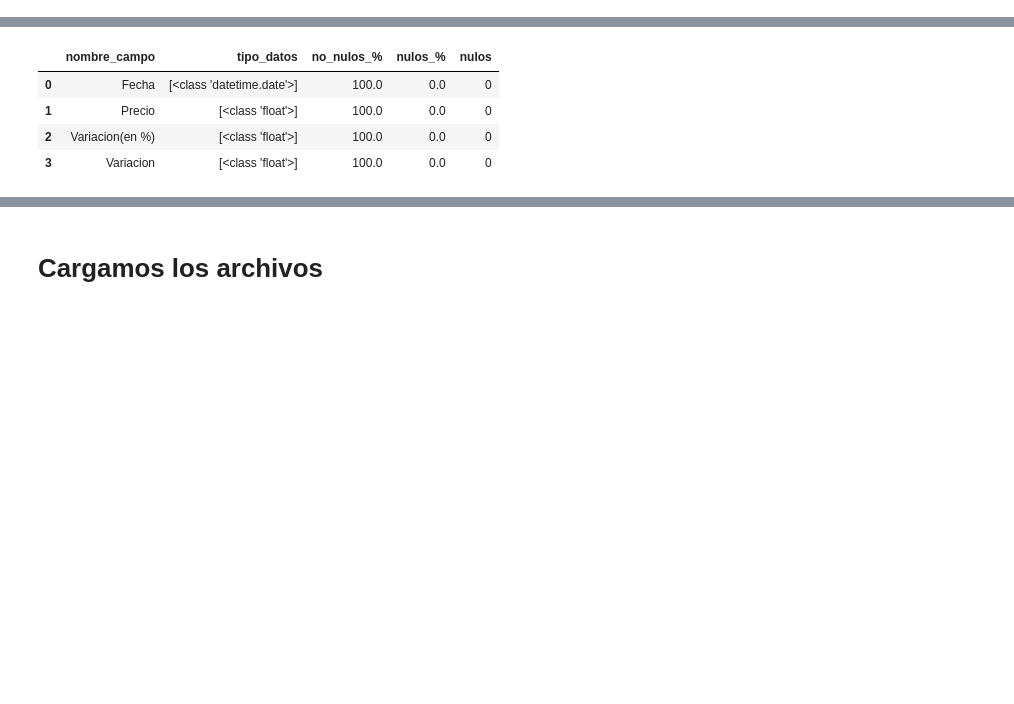
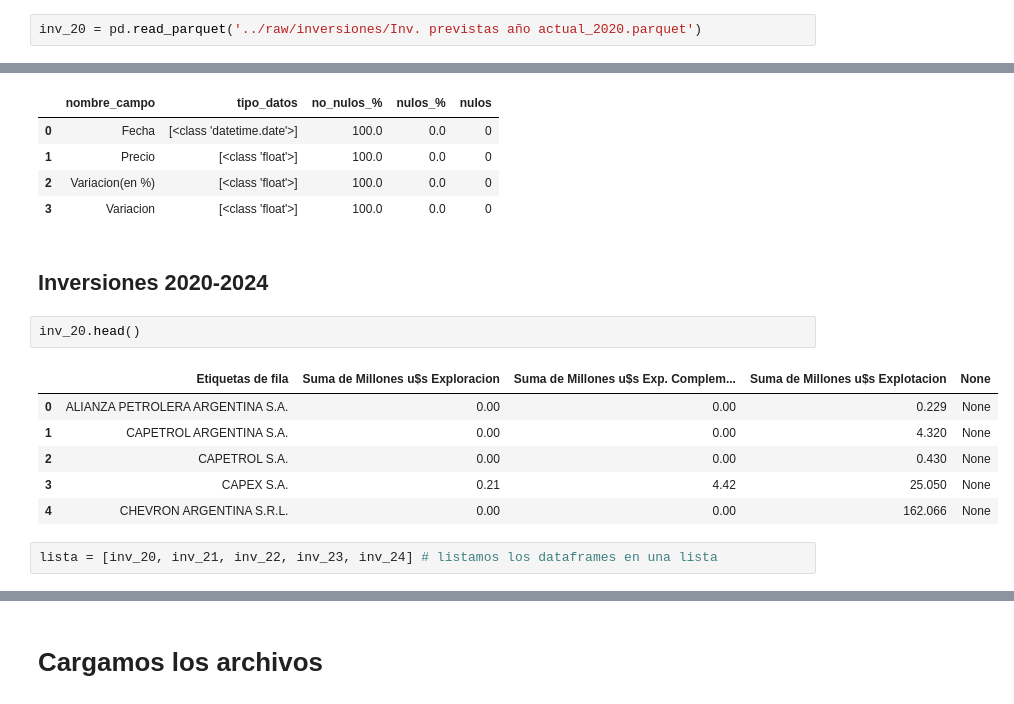
Before and after one commit to No-Country-simulation/c19-108-m-data-bi, a Jupyter notebook: notebooks/ETL.ipynb, the cells around one changed output, grey strips where cells are left out. Drawn from its saved outputs; the diff is of its cells as text; blank space fills up the shorter version.

```diff
--- a/notebooks/ETL.ipynb
+++ b/notebooks/ETL.ipynb
@@ -70,3 +70,5 @@ PBR = pd.read_csv('../raw/PBRm Historical Data (1).csv')
 CVXm = pd.read_csv('../raw/CVXm Historical Data.csv')
 # %%
 price_oil = pd.read_csv('../raw/crude-oil-price.csv')
+# %%
+inv_20 = pd.read_parquet('../raw/inversiones/Inv. previstas año actual_2020.parquet')
@@ -803,3 +813,16 @@ r.verificar_tipo_datos(price_oil)
 | 1 | Precio | [<class 'float'>] | 100.0 | 0.0 | 0 |
 | 2 | Variacion(en %) | [<class 'float'>] | 100.0 | 0.0 | 0 |
 | 3 | Variacion | [<class 'float'>] | 100.0 | 0.0 | 0 |
+# %% [markdown]
+## Inversiones 2020-2024
+# %%
+inv_20.head()
+# %% [output]
+|  | Etiquetas de fila | Suma de Millones u$s Exploracion | Suma de Millones u$s Exp. Complem... | Suma de Millones u$s Explotacion | None |
+| 0 | ALIANZA PETROLERA ARGENTINA S.A. | 0.00 | 0.00 | 0.229 | None |
+| 1 | CAPETROL ARGENTINA S.A. | 0.00 | 0.00 | 4.320 | None |
+| 2 | CAPETROL S.A. | 0.00 | 0.00 | 0.430 | None |
+| 3 | CAPEX S.A. | 0.21 | 4.42 | 25.050 | None |
+| 4 | CHEVRON ARGENTINA S.R.L. | 0.00 | 0.00 | 162.066 | None |
+# %%
+lista = [inv_20, inv_21, inv_22, inv_23, inv_24] # listamos los dataframes en una lista
```
Also changed, not shown: parts of 11 cells of this notebook, 5 other files.
